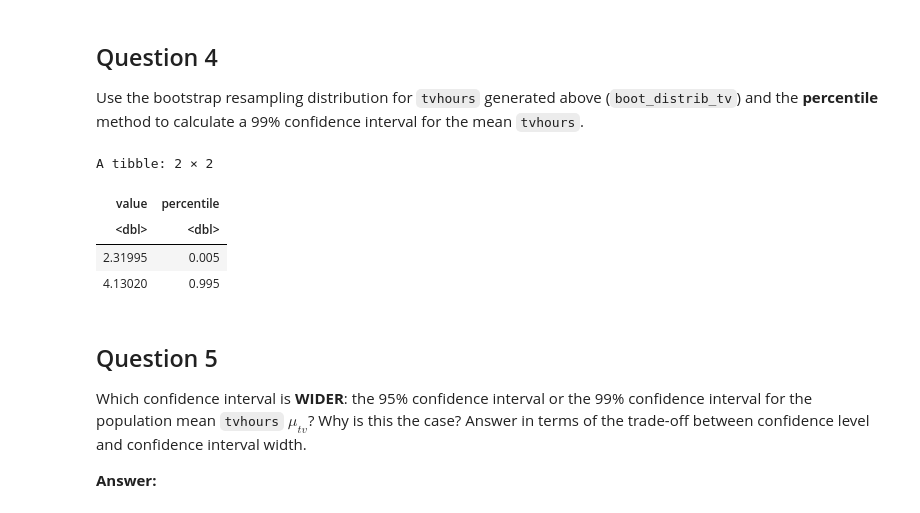
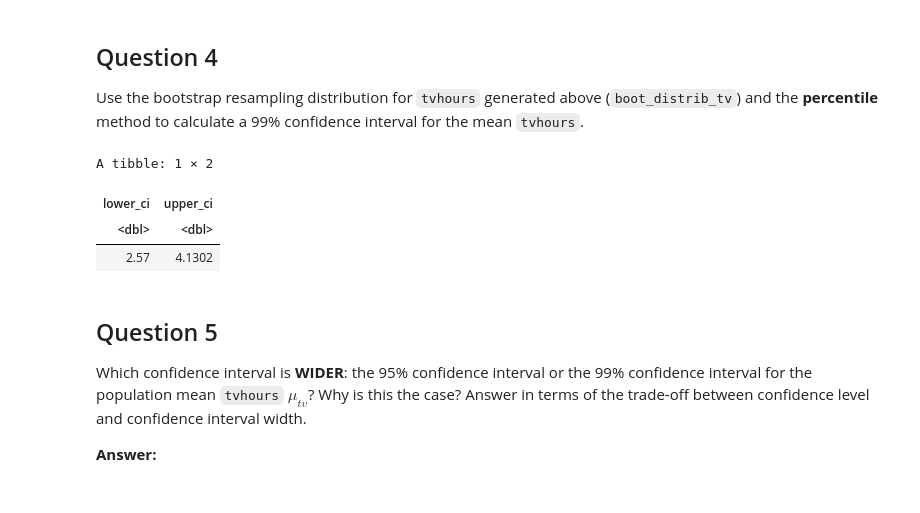
Before and after one commit to kaival1524/a07, a Jupyter notebook: assignment8.ipynb, the cells around one changed output. Drawn from its saved outputs; the diff is of its cells as text; code cells hidden in the pictures.

```diff
--- a/assignment8.ipynb
+++ b/assignment8.ipynb
@@ -304,16 +304,16 @@ Use the bootstrap resampling distribution for `tvhours` generated above
 (`boot_distrib_tv`) and the **percentile** method to calculate a 99%
 confidence interval for the mean `tvhours`.
 # %%
-confidence_interval_99 <- boot_distrib_tv |>
-    reframe(get_percentiles(boot_stat, q = c(0.005, 0.995)))
+confidence_interval_99 = boot_distrib_tv |>
+  summarize(lower_ci = quantile(boot_stat, 0.05),
+            upper_ci = quantile(boot_stat, 0.995))
 
 confidence_interval_99
 # %% [output]
-A tibble: 2 × 2
+A tibble: 1 × 2
-| value | percentile |
+| lower_ci | upper_ci |
 | <dbl> | <dbl> |
-| 2.31995 | 0.005 |
-| 4.13020 | 0.995 |
+| 2.57 | 4.1302 |
 # %% [markdown]
 ## Question 5
 
```
Also changed, not shown: parts of 4 cells of this notebook.
